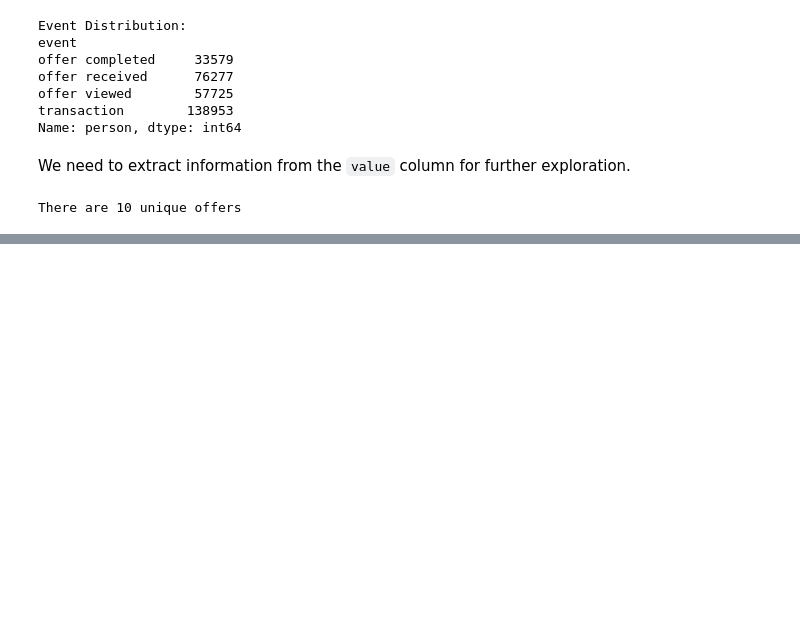
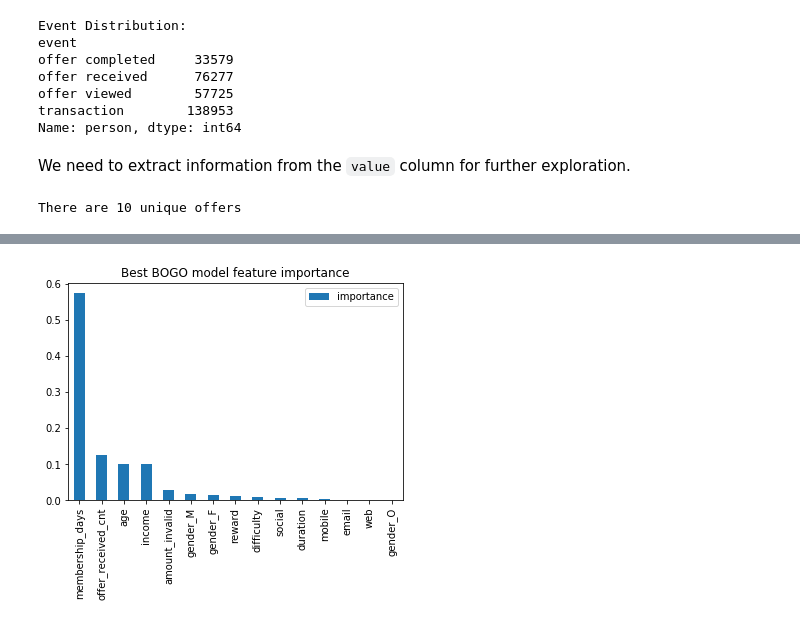
Before and after one commit to EraYJS/starbucks_capstone, a Jupyter notebook: Starbucks_Capstone_notebook.ipynb, the cells around one changed output, grey strips where cells are left out. Saved outputs shown, nothing was run; the diff lists cells and outputs as text; code cells hidden in the pictures; blank space fills up the shorter version.

```diff
--- a/Starbucks_Capstone_notebook.ipynb
+++ b/Starbucks_Capstone_notebook.ipynb
@@ -423,0 +750,2 @@ transactions_after_viewed.head()
+# %%
+profile.rename(columns={'id':'person'},inplace=True)
@@ -423,0 +865,4 @@ transactions_after_viewed.head()
+# %%
+# fill missing values for amount_invalid with 0
+bogo_offer['amount_invalid']=bogo_offer['amount_invalid'].fillna(value=0)
+bogo_offer.dropna(inplace=True)
@@ -423,0 +1060,13 @@ transactions_after_viewed.head()
+# %%
+def data_prep(df,drop_cols_prep):
+    '''
+    inputs:
+    - df: prepared dataframe for modeling
+
+    outputs:
+    - Returns 2 dataframes - features and target dataframes
+    '''
+    # Split the data into features and target label
+    target = df['offer_responded']
+    features = df.drop(drop_cols_prep, axis=1, inplace=False)
+    return features,target
@@ -423,0 +1344,12 @@ transactions_after_viewed.head()
+# %%
+# use optimized parameters to rerun the model in previous step
+# initialize the model
+bogo_2 = RandomForestClassifier(random_state=2,
+                                max_depth=10,
+                                max_features='auto',
+                                min_samples_split= 10,
+                                n_estimators=20,
+                                min_samples_leaf=10)
+
+results=pd.concat([results[:],run_model(baseline,bogo_2,'bogo_2')],
+                  axis=1)
@@ -423,0 +1526,16 @@ transactions_after_viewed.head()
+# %%
+# display the feature importance
+# BOGO model
+drop_cols_prep=['person','offer_id','offer_responded','offer_type']
+features,target=data_prep(bogo_offer,drop_cols_prep)
+
+feature_importances = pd.DataFrame(bogo_2.feature_importances_,
+                                   index=features.columns,
+                                   columns=['importance']) \
+                          .sort_values('importance',ascending=False)
+
+feature_importances.plot.bar()
+plt.title('Best BOGO model feature importance')
+plt.show()
+# %% [output]
+[figure, added]
```
Also changed, not shown: parts of 124 cells of this notebook, 1 other file.
